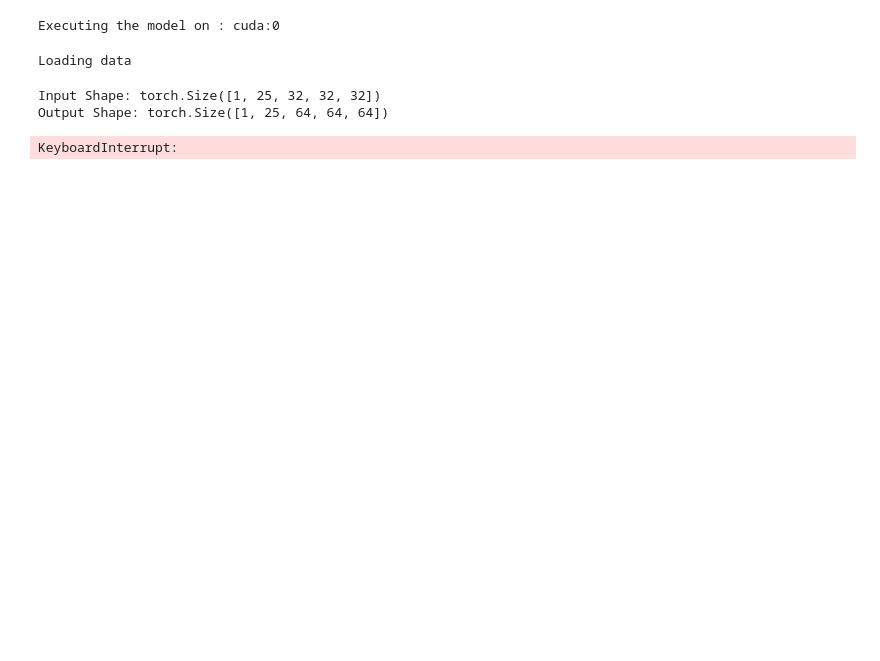
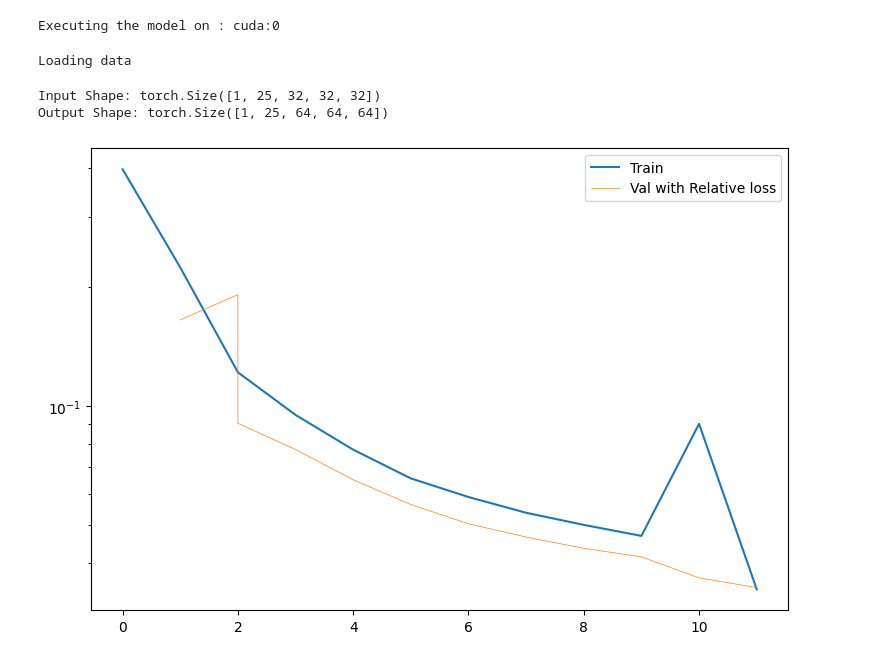
Before and after one commit to ThomasHelfer/TorchGRTL, a Jupyter notebook: notebook.ipynb, the cells around one changed output. Saved outputs shown, nothing was run; the diff lists cells and outputs as text; code cells hidden in the pictures; blank space fills up the shorter version.

```diff
--- a/notebook.ipynb
+++ b/notebook.ipynb
@@ -224,13 +213,13 @@ if restart and os.path.exists(file_path):
     net.load_state_dict(torch.load(file_path))
 # %%
 # Note: it will slow down signficantly with BFGS steps, they are 10x slower, just be aware!
-ADAMsteps = 400  # Will perform # steps of ADAM steps and then switch over to BFGS-L
-n_steps = 10000  # Total amount of steps
+ADAMsteps = 10  # Will perform # steps of ADAM steps and then switch over to BFGS-L
+n_steps = 10  # Total amount of steps
 
 net.train()
 net.to(device)
 
-my_loss = torch.nn.L1Loss()
+# my_loss = torch.nn.L1Loss()
 
 pbar = trange(n_steps)
 for i in pbar:
@@ -273,8 +262,8 @@ for i in pbar:
         if np.isnan(loss_train.item()):
             print("we got nans")
         # print(loss_train.item())
-        # Advancing global counter
-        counter += 1
+    # Advancing global counter
+
     # Calculate the average training loss
     average_loss_train = total_loss_train / len(train_loader)
     # Log the average training loss
@@ -300,34 +289,34 @@ for i in pbar:
                 # Forward pass
                 y_val_pred = net(X_val_batch)
 
                 # Compute loss and accumulate
                 loss_val = my_loss(y_val_pred, y_val_batch)
                 total_loss_val += loss_val.item()
 
             # Calculate the average loss
             average_loss_val = total_loss_val / len(test_loader)
             losses_val.append(average_loss_val)
-            steps_val.append(i)
+            steps_val.append(counter)
             # Log the average loss
             writer.add_scalar("loss/test", average_loss_val, i)
         # Writing out network and scaler
         torch.save(
             net.state_dict(),
             f"model_epoch_counter_{counter:010d}_data_time_{time_stamp}.pth",
         )
-
+    counter += 1
 
 # Plotting shit at the end
 plt.figure(figsize=(9, 6))
 plt.plot(np.array(losses_train), label="Train")
 plt.plot(steps_val, np.array(losses_val), label="Val with Relative loss", linewidth=0.5)
 plt.yscale("log")
 plt.legend()
 plt.show()
 plt.close()
 
 writer.flush()
 writer.close()
 # %% [output]
-KeyboardInterrupt:
+[figure, added]
 # %%
```
Also changed, not shown: parts of 14 cells of this notebook, 1 other file.
